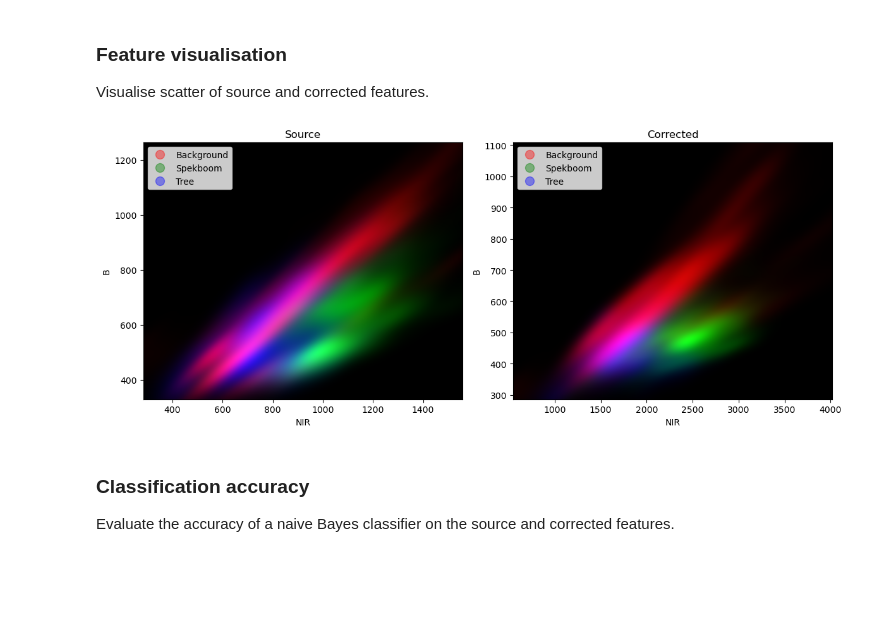
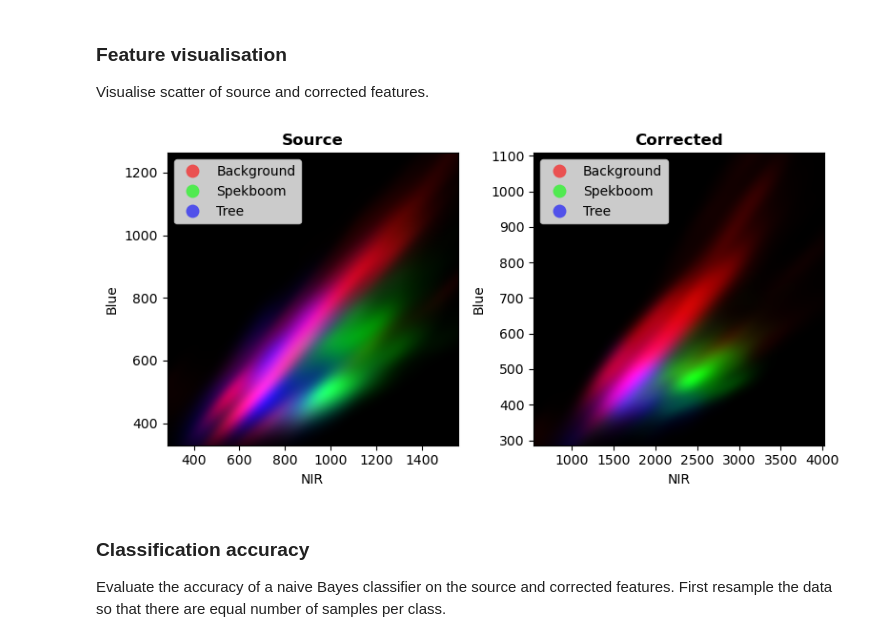
Before and after one commit to leftfield-geospatial/homonim, a Jupyter notebook: docs/tutorials/classification.ipynb, the cells around one changed output. Cells and saved outputs as stored; diff of their text form; code cells hidden in the pictures; blank space fills up the shorter version.

```diff
--- a/docs/tutorials/classification.ipynb
+++ b/docs/tutorials/classification.ipynb
@@ -299,14 +301,16 @@ from matplotlib.colors import ListedColormap
 from mpl_toolkits.axes_grid1 import make_axes_locatable
 
 # ground truth subset of interest
-sub_class_label_gdf = class_label_gdf.loc[
-    (class_label_gdf.index>=72) & (class_label_gdf.index<77)
-]
+idx = None
+for i in [80, 81, 83, 84]:
+    if idx is not None:
+        idx |= (class_label_gdf.index == i)
+    else:
+        idx = (class_label_gdf.index == i)
+sub_class_label_gdf = class_label_gdf.loc[idx]
 
-fig, ax = pyplot.subplots(1, 1, tight_layout=True, figsize=(5, 5), dpi=120)
+fig, ax = pyplot.subplots(1, 1, tight_layout=True, figsize=(4, 4), dpi=100)
 indexes = (1, 2, 3)
-# divider = make_axes_locatable(ax)
-# cax = divider.append_axes('right', size='3%', pad=0.1)
 
 # read, normalise and display corrected mosaic
 with rio.open(corr_mosaic_path, 'r') as corr_ds:
@@ -314,7 +318,7 @@ with rio.open(corr_mosaic_path, 'r') as corr_ds:
     sub_class_label_gdf = sub_class_label_gdf.to_crs(corr_ds.crs.to_wkt())
     bounds = sub_class_label_gdf.total_bounds
     win = corr_ds.window(*bounds)
-    win = utils.expand_window_to_grid(win, (20, 100))
+    win = utils.expand_window_to_grid(win, (40, 40))
     transform = corr_ds.window_transform(win)
 
     # read image corresponding to window
@@ -328,17 +332,17 @@ with rio.open(corr_mosaic_path, 'r') as corr_ds:
 
     # 'normalise' image 2%-98% -> 0-1
     for bi in range(len(indexes)):
-        array[bi] -= np.nanpercentile(array[bi], 2)
-        array[bi] /= np.nanpercentile(array[bi], 98)
+        array[bi] -= np.nanpercentile(array[bi], 1)
+        array[bi] /= np.nanpercentile(array[bi], 95)
         array[bi] = np.clip(array[bi], 0, 1)
 
     ax = show(array, transform=transform, interpolation='bilinear', ax=ax)
 
-cmap = ListedColormap(['r', 'g', 'b'])
+cmap = ListedColormap([[1, 0, 0], [0, 1, 0], [0, 0, 1]])
 ax = sub_class_label_gdf.plot(
         'Class', kind='geo', ax=ax, linewidth=1.5, facecolor='none',
-        cmap=cmap, legend=True, legend_kwds=dict(loc='lower right')
+        cmap=cmap, legend=True, alpha=0.6, legend_kwds=dict(loc='lower right')
     )
 _ = ax.axis('off')
-fig.savefig('../case_studies/classification-groundtruth_polygons.jpg', dpi=120)
+fig.savefig('../case_studies/classification-groundtruth_polygons.jpg', dpi=150)
 # %% [output]
@@ -447,7 +451,7 @@ def extract_feats(
             return d
 
         # extract band values for pixels inside polygon
-        for bi, fname in zip([0, 1, 2, 3], ['R', 'G', 'B', 'NIR']):
+        for bi, fname in zip([0, 1, 2, 3], ['Red', 'Green', 'Blue', 'NIR']):
             feat = array[bi]
             featv = list(feat[mask])
             px_feats_dict = app_listval(px_feats_dict, fname, featv)
@@ -482,7 +486,7 @@ def class_kde(
     """ Feature KDE plot, with class colour coding. """
     colours = dict(zip(
         pd.Categorical(feats_gdf[label_col]).categories,
-        ['r', 'g', 'b', 'c', 'm', 'y', 'k', 'o']
+        [[1, 0, 0], [0, 1, 0], [0, 0, 1]]
     ))
 
     def get_ptile_range(v, n=200):
@@ -503,41 +507,42 @@ def class_kde(
         val = np.vstack([group[x], group[y]])
         kernel = stats.gaussian_kde(val)
         kde = np.reshape(kernel(pos).T, xx.shape)
         kde /= kde.max()
         kdes.append(kde)
         # cset = ax.contour(
         #     xx, yy, kde, colors=colours[label], alpha=0.4,
         # )
         # dummy plot for the legend
-        ax.plot(xx[0], yy[0], f'{colours[label]}o', ms=10, alpha=0, label=label)
+        ax.plot(xx[0], yy[0], 'o', ms=10, alpha=0, label=label, color=colours[label])
 
     # display RGB image of KDEs
     im = np.dstack(kdes)
     ax.imshow(
         im, extent=[xrange[0], xrange[-1], yrange[0], yrange[-1]],
         interpolation='bilinear', origin='lower'
     )
     ax.axis('auto')
     ax.set_xlabel(x)
     ax.set_ylabel(y)
     for lh in ax.legend(loc='upper left').legendHandles:
-        lh.set_alpha(.4)
+        lh.set_alpha(.6)
+        lh.set_markeredgecolor('none')
 
 
 fig, axes = pyplot.subplots(
-    1, 2, tight_layout=True, figsize=(12, 5), dpi=100,
+    1, 2, tight_layout=True, figsize=(8, 4), dpi=100,
 )
 
 for feats_df, ax, label in zip(
     feats_dict.values(), axes, feats_dict.keys(),
 ):
-    class_kde(feats_df.iloc[::10], 'NIR', 'B', ax=ax)
-    ax.set_title(label)
+    class_kde(feats_df.iloc[::10], 'NIR', 'Blue', ax=ax)
+    ax.set_title(label, fontweight='bold')
 
-fig.savefig('../case_studies/classification-sprectral_kde.jpg', dpi=150)
+fig.savefig('../case_studies/classification-spectral_kde.jpg', dpi=150)
 # %% [output]
-[figure, old version]
+[figure, new version]
 # %% [markdown]
 ### Classification accuracy
 
-Evaluate the accuracy of a naive Bayes classifier on the source and corrected features.
+Evaluate the accuracy of a naive Bayes classifier on the source and corrected features.  First resample the data so that there are equal number of samples per class.
```
Also changed, not shown: parts of 5 cells of this notebook.
